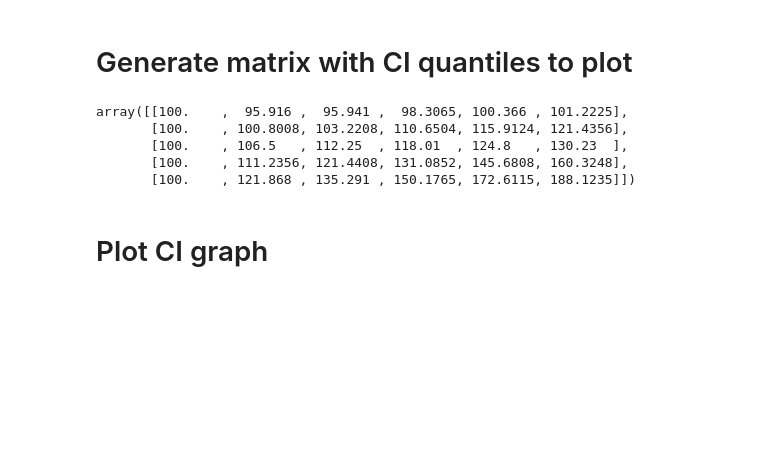
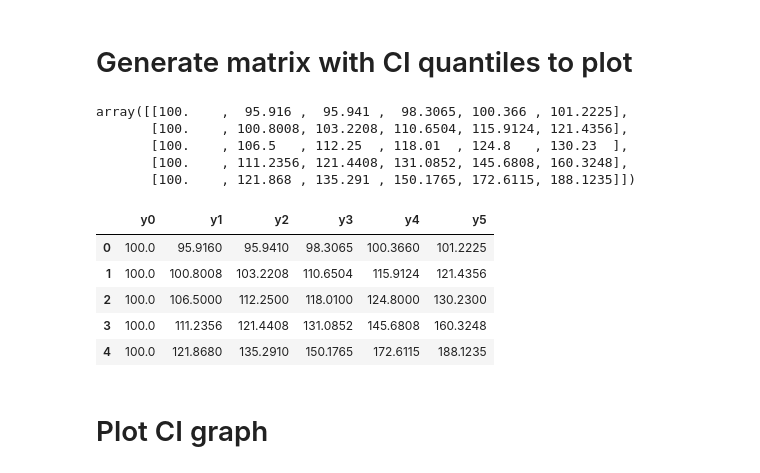
Before and after one commit to matsmaiwald/historical_asset_returns, a Jupyter notebook: CI_plot.ipynb, the cells around one changed output. Drawn from its saved outputs; the diff is of its cells as text; code cells hidden in the pictures; blank space fills up the shorter version.

```diff
--- a/CI_plot.ipynb
+++ b/CI_plot.ipynb
@@ -122,6 +104,15 @@ array([[100.    ,  95.916 ,  95.941 ,  98.3065, 100.366 , 101.2225],
        [100.    , 121.868 , 135.291 , 150.1765, 172.6115, 188.1235]])
 # %%
 df_quantile_mat = pd.DataFrame(data=quantile_mat, columns=["y0", "y1", "y2", "y3", "y4", "y5"])
+# %%
+df_quantile_mat
+# %% [output]
+|  | y0 | y1 | y2 | y3 | y4 | y5 |
+| 0 | 100.0 | 95.9160 | 95.9410 | 98.3065 | 100.3660 | 101.2225 |
+| 1 | 100.0 | 100.8008 | 103.2208 | 110.6504 | 115.9124 | 121.4356 |
+| 2 | 100.0 | 106.5000 | 112.2500 | 118.0100 | 124.8000 | 130.2300 |
+| 3 | 100.0 | 111.2356 | 121.4408 | 131.0852 | 145.6808 | 160.3248 |
+| 4 | 100.0 | 121.8680 | 135.2910 | 150.1765 | 172.6115 | 188.1235 |
 # %% [markdown]
 # Plot CI graph
 # %%
```
Also changed, not shown: parts of 6 cells of this notebook, 1 other file.
